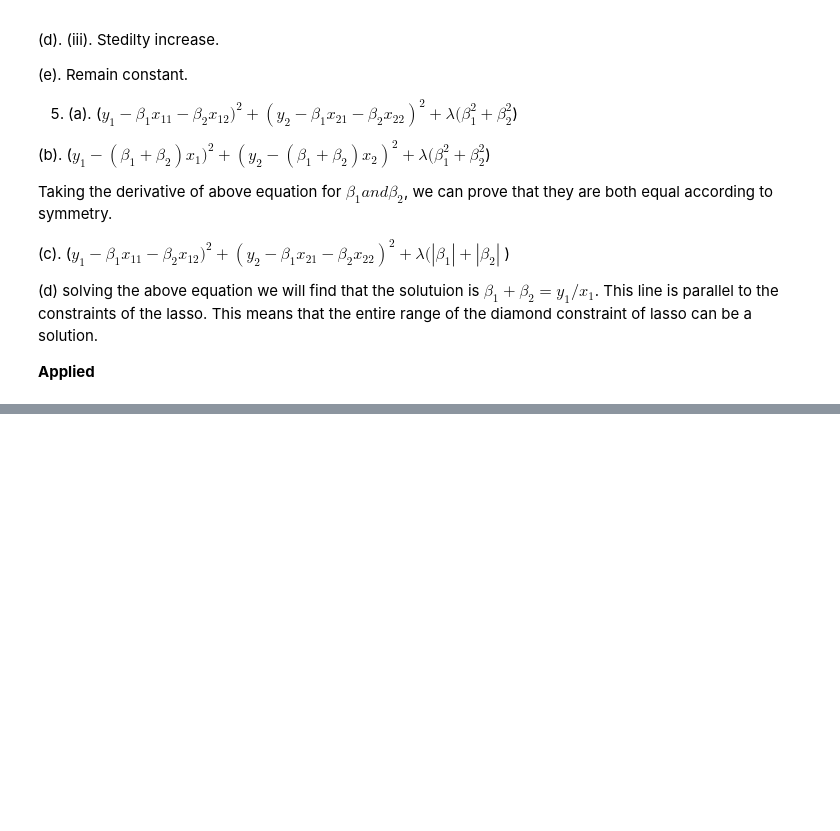
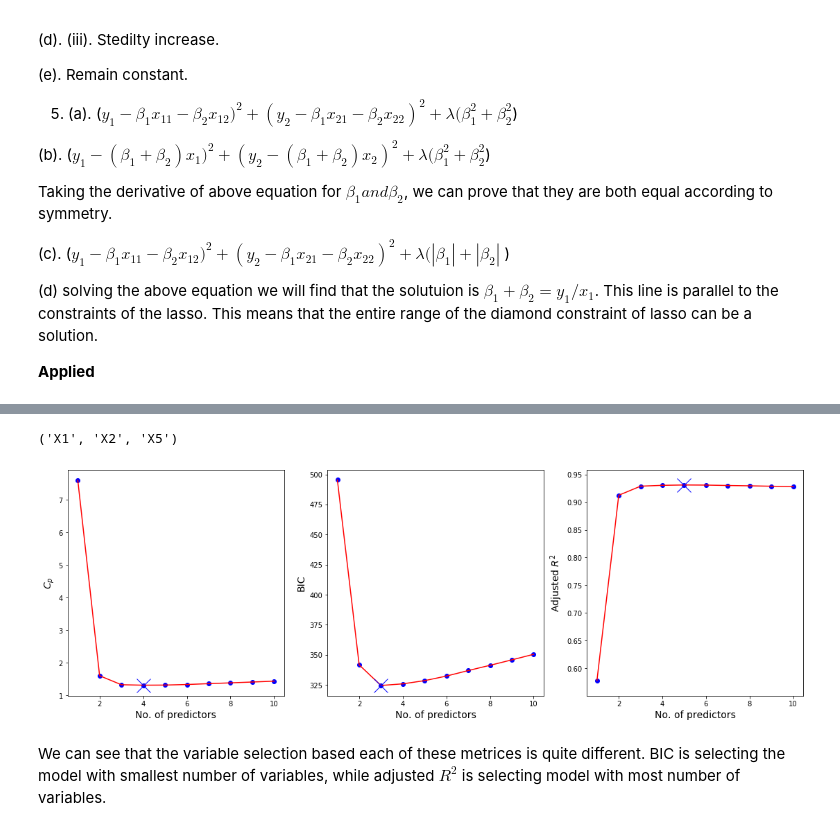
Before and after one commit to atystats/ISLR_Notes_codes, a Jupyter notebook: Chapter 6.ipynb, the cells around one changed output, grey strips where cells are left out. Cells and saved outputs as stored; diff of their text form; code cells hidden in the pictures; blank space fills up the shorter version.

```diff
--- a/Chapter 6.ipynb
+++ b/Chapter 6.ipynb
@@ -1243,3 +1243,23 @@ Taking the derivative of above equation for $\beta_1 and \beta_2$, we can prove
 (d) solving the above equation we will find that the solutuion is $\beta_1 + \beta_2 = y_1/x_1$. This line is parallel to the constraints of the lasso. This means that the entire range of the diamond constraint of lasso can be a solution.
 
 __Applied__
+# %%
+# 8.(a).
+X = np.random.normal(size = 100)
+ep = np.random.normal(size = 100)
+
+# 8.(b).
+beta0 = 3
+beta1 = 2
+beta2 = -3
+beta3 = 0.3
+
+Y = beta0 + beta1 * X + beta2 * X**2 + beta3 * X**3 + ep
+poly_X = dict()
+for i in range(1,11):
+    poly_X['X'+str(i)] = X**i
+poly_X = pd.DataFrame(poly_X)
+poly_X['Y'] = Y
+
+variables = poly_X.columns
+variables = variables.drop("Y")
@@ -1245,0 +1312,47 @@ __Applied__
+# %%
+# Function to get the list of variables that resulted in best statistics defined.
+def get_best_param(Eval_mat, matrix, stats, dataset, response):
+    variables = dataset.columns
+    variables = variables.drop(response)
+    if stats in ['RSS','BIC','Cp']:
+        no_var = (Eval_mat[Eval_mat[stats] == Eval_mat[stats].min()]["Variable_count"]).values[0]
+        min_val = Eval_mat[stats].min()
+        data = matrix[matrix['Variable_count'] == no_var]
+        print(list(itertools.combinations(variables,no_var))[data[data[stats] == min_val].index[0] - data.index[0]])
+    else:
+        no_var = (Eval_mat[Eval_mat[stats] == Eval_mat[stats].max()]["Variable_count"]).values[0]
+        max_val = Eval_mat[stats].max()
+        data = matrix[matrix['Variable_count'] == no_var]
+        print(list(itertools.combinations(variables,no_var))[data[data[stats] == max_val].index[0] - data.index[0]])
+
+get_best_param(Eval_mat, Metrices, 'BIC', poly_X, 'Y')
+# %% [output]
+('X1', 'X2', 'X5')
+# %%
+fig = plt.figure(figsize = (19,6))
+ax1 = fig.add_subplot(131)
+ax1.scatter(Eval_mat["Variable_count"], Eval_mat["Cp"], color = "b")
+ax1.plot(Eval_mat["Variable_count"], Eval_mat["Cp"], color = "r")
+ax1.plot(Eval_mat["Cp"].idxmin() + 1, Eval_mat["Cp"].min(), marker = "x", markersize = 20, color = 'b')
+ax1.set_xlabel("No. of predictors", fontsize = 14)
+ax1.set_ylabel("$C_p$", fontsize = 14)
+
+ax2 = fig.add_subplot(132)
+ax2.scatter(Eval_mat["Variable_count"], Eval_mat["BIC"], color = "b")
+ax2.plot(Eval_mat["Variable_count"], Eval_mat["BIC"], color = "r")
+ax2.plot(Eval_mat["BIC"].idxmin() + 1, Eval_mat["BIC"].min(), marker = "x", markersize = 20, color = 'b')
+ax2.set_xlabel("No. of predictors", fontsize = 14)
+ax2.set_ylabel("BIC", fontsize = 14)
+
+ax3 = fig.add_subplot(133)
+ax3.scatter(Eval_mat["Variable_count"], Eval_mat["Adjusted_R2"], color = "b")
+ax3.plot(Eval_mat["Variable_count"], Eval_mat["Adjusted_R2"], color = "r")
+ax3.plot(Eval_mat["Adjusted_R2"].idxmax() + 1, Eval_mat["Adjusted_R2"].max(), marker = "x", markersize = 20, color = 'b')
+ax3.set_xlabel("No. of predictors", fontsize = 14)
+ax3.set_ylabel("Adjusted $R^2$", fontsize = 14)
+
+plt.show()
+# %% [output]
+[figure, added]
+# %% [markdown]
+We can see that the variable selection based each of these metrices is quite different. BIC is selecting the model with smallest number of variables, while adjusted $R^2$ is selecting model with most number of variables.
```
Also changed, not shown: parts of 24 cells of this notebook.
